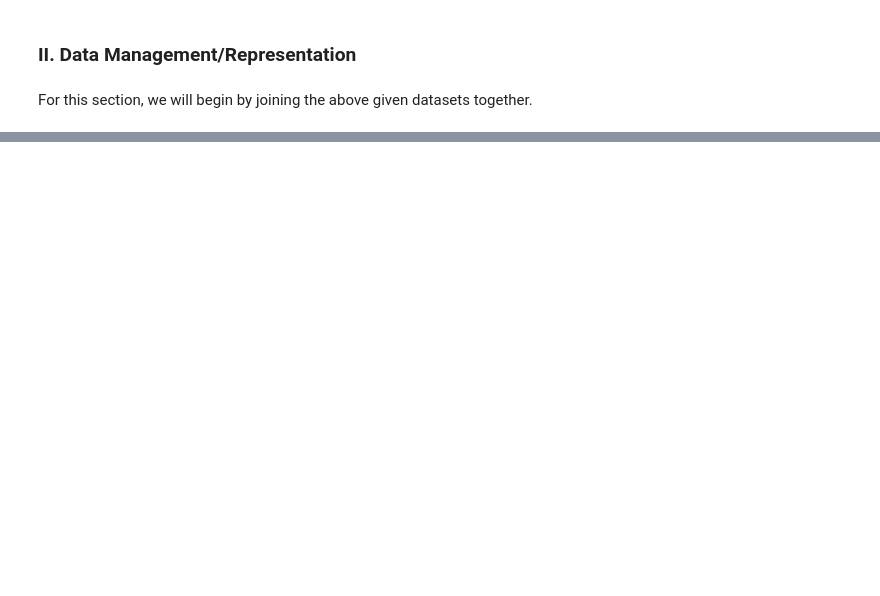
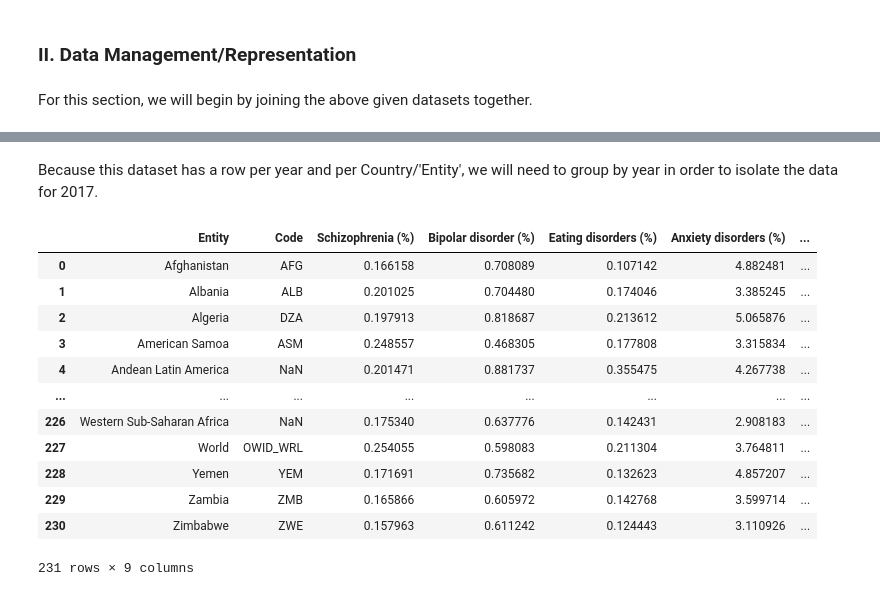
Before and after one commit to mkb02/mkb02.github.io, a Jupyter notebook: final_project.ipynb, the cells around one changed output, grey strips where cells are left out. Cells and saved outputs as stored; diff of their text form; code cells hidden in the pictures; blank space fills up the shorter version.

```diff
--- a/final_project.ipynb
+++ b/final_project.ipynb
@@ -88,0 +101,27 @@ For this section, we will begin by joining the above given datasets together.
+# %% [markdown]
+Because this dataset has a row per year and per Country/'Entity', we will need to group by year in order to isolate the data for 2017.
+# %%
+disorders_by_year = disorders.groupby('Year')
+disorders_2017 = []
+for i in disorders_by_year:
+    if (i[0] == 2017):
+        disorders_2017 = i[1]
+
+# reset indices of rows for the table
+disorders_2017.reset_index(inplace=True, drop=True)
+# drop the year column because we already know it's 2017
+disorders_2017.drop(['Year'], axis=1)
+# %% [output]
+|  | Entity | Code | Schizophrenia (%) | Bipolar disorder (%) | Eating disorders (%) | Anxiety disorders (%) | ... |
+| 0 | Afghanistan | AFG | 0.166158 | 0.708089 | 0.107142 | 4.882481 | ... |
+| 1 | Albania | ALB | 0.201025 | 0.704480 | 0.174046 | 3.385245 | ... |
+| 2 | Algeria | DZA | 0.197913 | 0.818687 | 0.213612 | 5.065876 | ... |
+| 3 | American Samoa | ASM | 0.248557 | 0.468305 | 0.177808 | 3.315834 | ... |
+| 4 | Andean Latin America | NaN | 0.201471 | 0.881737 | 0.355475 | 4.267738 | ... |
+| ... | ... | ... | ... | ... | ... | ... | ... |
+| 226 | Western Sub-Saharan Africa | NaN | 0.175340 | 0.637776 | 0.142431 | 2.908183 | ... |
+| 227 | World | OWID_WRL | 0.254055 | 0.598083 | 0.211304 | 3.764811 | ... |
+| 228 | Yemen | YEM | 0.171691 | 0.735682 | 0.132623 | 4.857207 | ... |
+| 229 | Zambia | ZMB | 0.165866 | 0.605972 | 0.142768 | 3.599714 | ... |
+| 230 | Zimbabwe | ZWE | 0.157963 | 0.611242 | 0.124443 | 3.110926 | ... |
+231 rows × 9 columns
```
Also changed, not shown: parts of 1 cell of this notebook.
